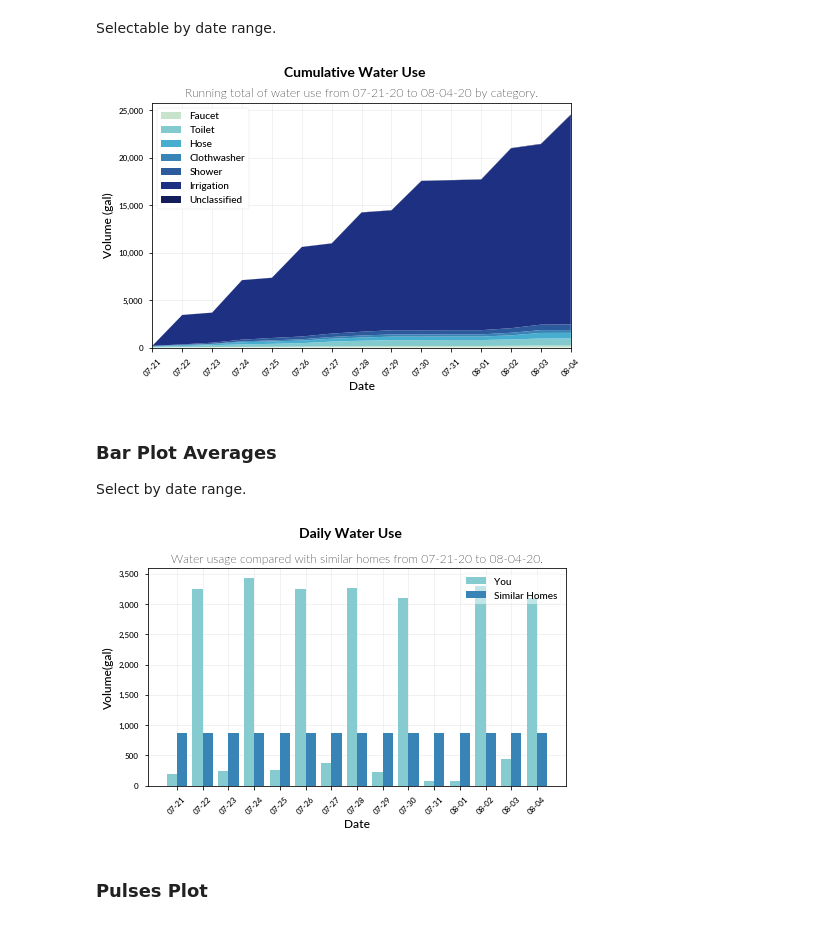
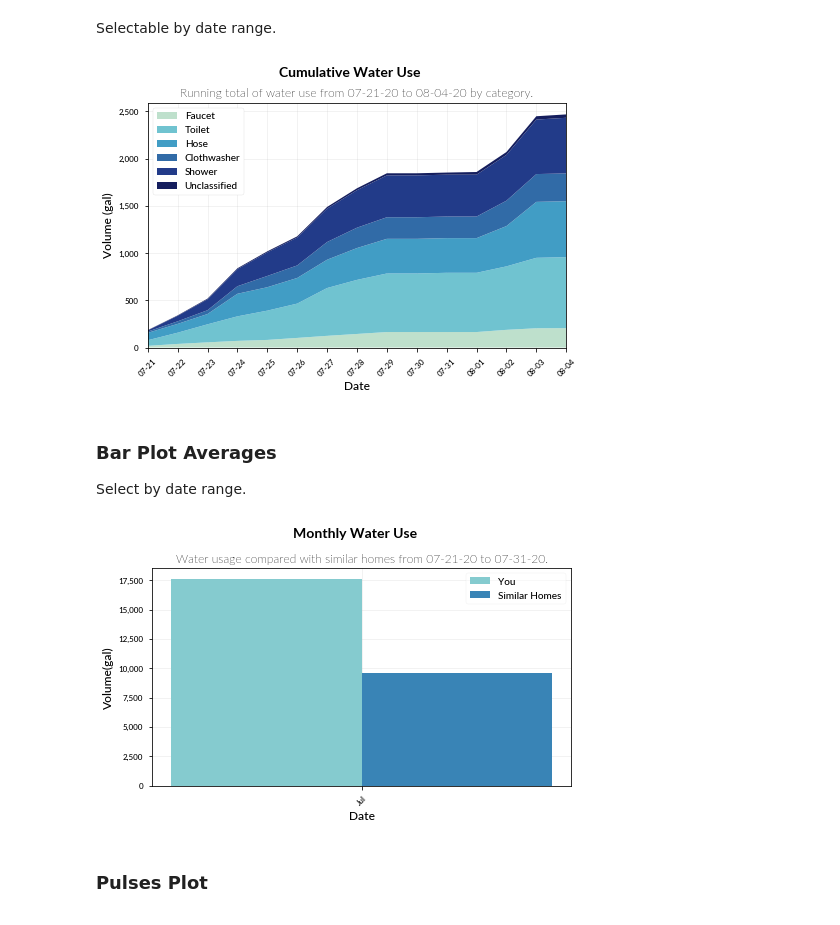
Before and after one commit to nguymon/CIWS-VisChallenge, a Jupyter notebook: CIWS-VisChallenge.ipynb, the cells around one changed output. Cells and saved outputs as stored; diff of their text form; code cells hidden in the pictures.

```diff
--- a/CIWS-VisChallenge.ipynb
+++ b/CIWS-VisChallenge.ipynb
@@ -495,7 +495,7 @@ figtype = 'png'
 # Time period and label category
 period = 'Year' # Year, Month, Week, or Day
 period_show = 'Complete'  # Complete or Daily
-category_key = 'All' # All, Indoor, Outdoor, No_Unclassified, No_Irrigation, or No_Irrigation_Unclassified
+category_key = 'No_Irrigation' # All, Indoor, Outdoor, No_Unclassified, No_Irrigation, or No_Irrigation_Unclassified
 category = labDict[category_key] # Uses labels dictionary to choose what to show
 
 # Date range selection
@@ -586,11 +586,12 @@ ax.set_title(sub_title, fontsize=fontsize_title,fontname=font_title, fontweight=
 # Creates a file name and saves the chart
 period = period[:1]
 period_show = period_show[:1]
-figname = 'Stack'+'_'+period+period_show+'_'+category_key+'_'+min(x).strftime('%m-%d')+'_'+'to'+'_'+max(x).strftime('%m-%d')+'.'+figtype
+figname = 'Stack'+'_'+period+period_show+'_'+category_key+'_'+ \
+    min(x).strftime('%m-%d')+'_'+'to'+'_'+max(x).strftime('%m-%d')+'.'+figtype
 figpath = os.path.join(Results, figname)
 fig.savefig(figpath, dpi=300, bbox_inches=0, transparent=False)
 # %% [output]
-[figure, old version]
+[figure, new version]
 # %% [markdown]
 ### Bar Plot Averages
 Select by date range.
@@ -602,9 +603,9 @@ size = (7.5, 4)
 width = 0.8 # Controls relative width of bars
 
 # Date range selection (must contain minimum and maximum dates of desired period)
-period = 'Day' # Year, Month, Week, or Day (chooses period to show per bar)
+period = 'Month' # Year, Month, Week, or Day (chooses period to show per bar)
 start = '2020-07-21'
-end = '2020-08-04'
+end = '2020-07-31'
 start_time = dt.strptime(start, '%Y-%m-%d')
 end_time = dt.strptime(end, '%Y-%m-%d')
 
@@ -675,34 +676,34 @@ else:
     sub_title = 'Water usage compared with similar homes from ' + \
         min(x_title_min).strftime('%m-%d-%y') + ' to ' + \
         max(x_title_max).strftime('%m-%d-%y') + '.'
 
 # Sets axis and chart titles
 ax.set_xlabel('Date', fontsize=fontsize_axis, fontname=font_axis, fontweight=fontweight_axis)
 ax.set_ylabel('Volume(gal)', fontsize=fontsize_axis, fontname=font_axis, fontweight=fontweight_axis)
 fig.suptitle(title, fontsize=fontsize_fig, fontname=font_fig, fontweight=fontweight_fig, y=1.02)
 ax.set_title(sub_title, fontsize=fontsize_title, fontname=font_title, fontweight=fontweight_title)
 
 # Creates grid markers
 ax.set_axisbelow(True)
 ax.grid(which='both', alpha=0.2)
 
 # Formats legend
 font_leg = fm.FontProperties(family=font_legend, weight=fontweight_legend, size=fontsize_legend)
 ax.legend(prop=font_leg, framealpha=0.5, fancybox=True)
 
 # Creates a file name and saves the chart
 if period == 'Day':
     period = period[:1]
     figname = 'Averages_'+period+'_'+min(x_title).strftime('%m-%d')+'_'+'to'+'_' + \
         max(x_title).strftime('%m-%d')+'.'+figtype
 else:
     period = period[:1]
     figname = 'Averages_'+period+'_'+min(x_title_min).strftime('%m-%d')+'_'+'to'+'_'+max(
         x_title_max).strftime('%m-%d')+'.'+figtype
 figpath = os.path.join(Results, figname)
 fig.savefig(figpath, dpi=300, bbox_inches='tight', transparent=False)
 # %% [output]
-[figure, old version]
+[figure, new version]
 # %% [markdown]
 ### Pulses Plot
 # %% [markdown]
```
Also changed, not shown: parts of 9 cells of this notebook, 13 other files.
